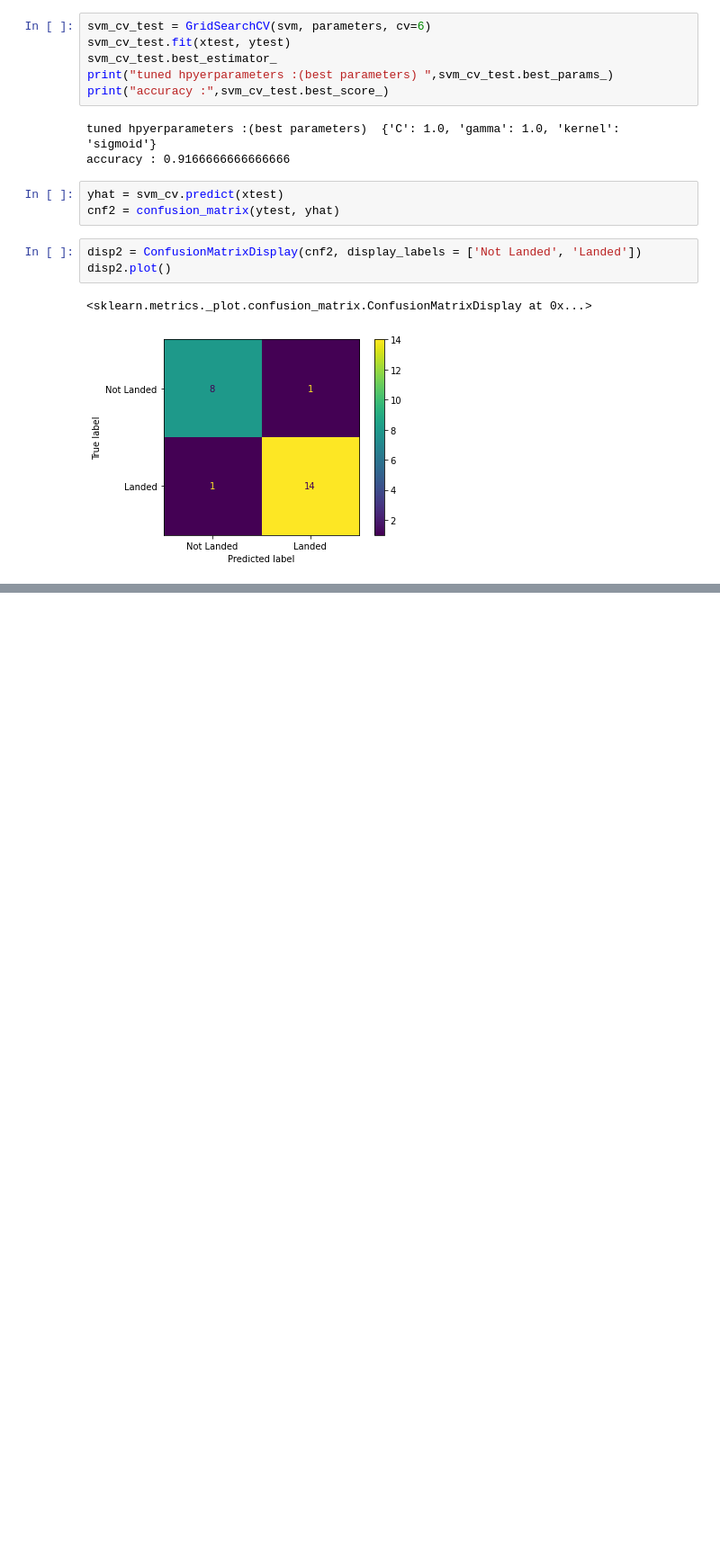
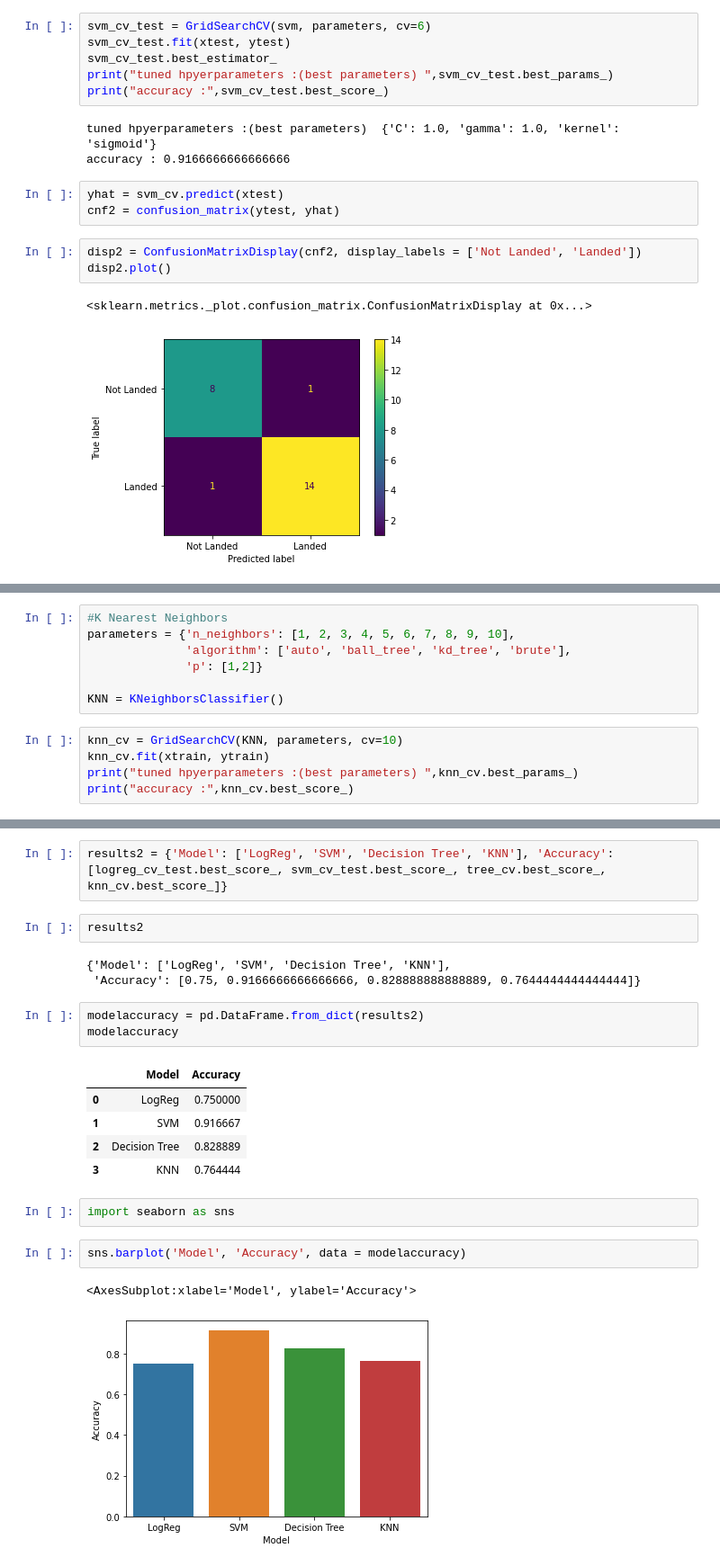
Before and after one commit to NaturesFaces/SpaceX, a Jupyter notebook: MachineLearning.ipynb, the cells around one changed output, grey strips where cells are left out. Shown: that part at 90% size. Saved outputs shown, nothing was run; the diff lists cells and outputs as text; blank space fills up the shorter version.

```diff
--- a/MachineLearning.ipynb
+++ b/MachineLearning.ipynb
@@ -149,0 +182,12 @@ disp2.plot()
+# %%
+#K Nearest Neighbors
+parameters = {'n_neighbors': [1, 2, 3, 4, 5, 6, 7, 8, 9, 10],
+              'algorithm': ['auto', 'ball_tree', 'kd_tree', 'brute'],
+              'p': [1,2]}
+
+KNN = KNeighborsClassifier()
+# %%
+knn_cv = GridSearchCV(KNN, parameters, cv=10)
+knn_cv.fit(xtrain, ytrain)
+print("tuned hpyerparameters :(best parameters) ",knn_cv.best_params_)
+print("accuracy :",knn_cv.best_score_)
@@ -149,0 +209,23 @@ disp2.plot()
+# %%
+results2 = {'Model': ['LogReg', 'SVM', 'Decision Tree', 'KNN'], 'Accuracy': [logreg_cv_test.best_score_, svm_cv_test.best_score_, tree_cv.best_score_, knn_cv.best_score_]}
+# %%
+results2
+# %% [output]
+{'Model': ['LogReg', 'SVM', 'Decision Tree', 'KNN'],
+ 'Accuracy': [0.75, 0.9166666666666666, 0.828888888888889, 0.7644444444444444]}
+# %%
+modelaccuracy = pd.DataFrame.from_dict(results2)
+modelaccuracy
+# %% [output]
+|  | Model | Accuracy |
+| 0 | LogReg | 0.750000 |
+| 1 | SVM | 0.916667 |
+| 2 | Decision Tree | 0.828889 |
+| 3 | KNN | 0.764444 |
+# %%
+import seaborn as sns
+# %%
+sns.barplot('Model', 'Accuracy', data = modelaccuracy)
+# %% [output]
+<AxesSubplot:xlabel='Model', ylabel='Accuracy'>
+[figure, added]
```
Also changed, not shown: parts of 8 cells of this notebook.
